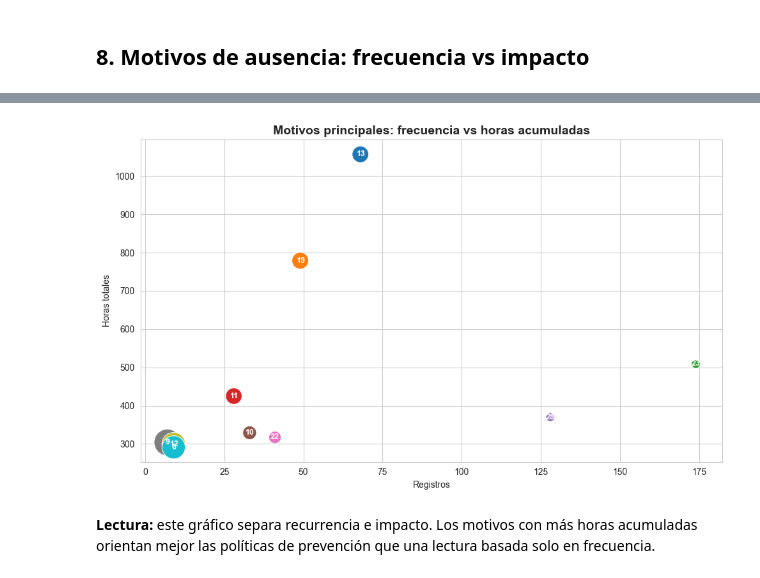
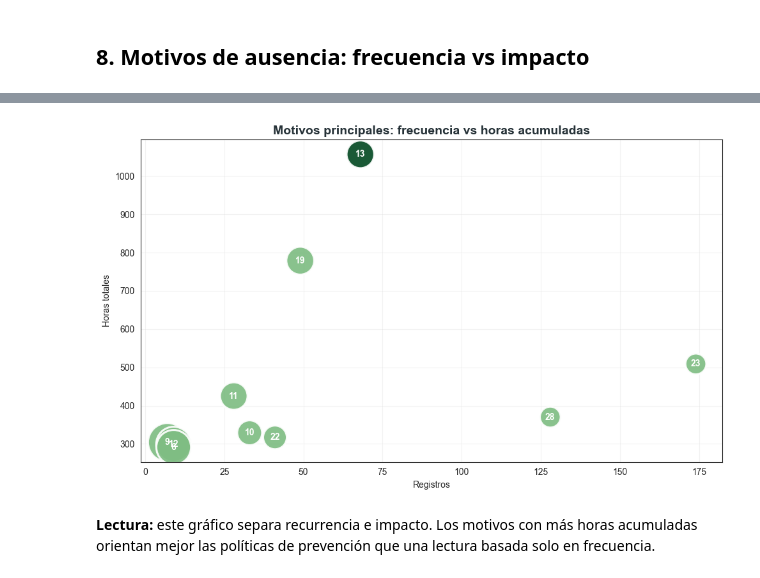
Before and after one commit to ITACADEMYprojectes/ProjecteData, a Jupyter notebook: Equip_31/Scripts/Notebooks/analisis_absentismo_01062026.ipynb, the cells around one changed output, grey strips where cells are left out. Cells and saved outputs as stored; diff of their text form; code cells hidden in the pictures.

```diff
--- a/Equip_31/Scripts/Notebooks/analisis_absentismo_01062026.ipynb
+++ b/Equip_31/Scripts/Notebooks/analisis_absentismo_01062026.ipynb
@@ -313,7 +335,8 @@ absentismo_motivo = df_RRHH.groupby(['Reason_absence', 'Reason_absence_name'], a
     mediana_horas=('Absenteeism_hours', 'median')
 ).sort_values('horas_totales', ascending=False)
 
-top_motivos = absentismo_motivo
+# Para presentación usamos top 10 por impacto acumulado en horas.
+top_motivos = absentismo_motivo.head(10).copy()
 top_motivos
 # %% [output]
 |  | Reason_absence | Reason_absence_name | registros | ids_observados | horas_totales | media_horas | ... |
@@ -336,27 +353,41 @@ top_motivos
 # %%
 fig, ax = plt.subplots(figsize=(10, 6))
+fig.patch.set_alpha(0)
+ax.set_facecolor('none')
 
-sns.scatterplot(
-    data=top_motivos,
-    x='registros',
-    y='horas_totales',
-    size='media_horas',
-    hue='Reason_absence_name',
-    sizes=(100, 900),
-    legend=False,
-    ax=ax
+# Escalamos el tamaño de las burbujas con numpy para que todas sean visibles.
+size_min = 550
+size_max = 1900
+media = top_motivos['media_horas']
+if media.max() == media.min():
+    bubble_sizes = np.repeat((size_min + size_max) / 2, len(top_motivos))
+else:
+    bubble_sizes = np.interp(media, (media.min(), media.max()), (size_min, size_max))
+
+# Un color legible para todos los motivos y un destacado para el motivo de mayor impacto.
+colors = [COLOR_VERDE_OSCURO if reason == 13 else COLOR_VERDE_MEDIO for reason in top_motivos['Reason_absence']]
+
+ax.scatter(
+    top_motivos['registros'],
+    top_motivos['horas_totales'],
+    s=bubble_sizes,
+    c=colors,
+    edgecolors='white',
+    linewidths=2.2,
+    alpha=0.92
 )
 
 for _, fila in top_motivos.iterrows():
     ax.text(
         fila['registros'], fila['horas_totales'], int(fila['Reason_absence']),
-        ha='center', va='center', color='white', fontweight='bold', fontsize=9
+        ha='center', va='center', color='white', fontweight='bold', fontsize=10
     )
 
-ax.set_title('Motivos principales: frecuencia vs horas acumuladas', fontsize=14, fontweight='bold')
+ax.set_title('Motivos principales: frecuencia vs horas acumuladas', fontsize=14, fontweight='bold', color=COLOR_TEXTO)
 ax.set_xlabel('Registros')
 ax.set_ylabel('Horas totales')
+ax.grid(True, alpha=0.25)
 plt.tight_layout()
 plt.show()
 # %% [output]
-[figure, old version]
+[figure, new version]
```
Also changed, not shown: parts of 15 cells of this notebook, 1 other file.
